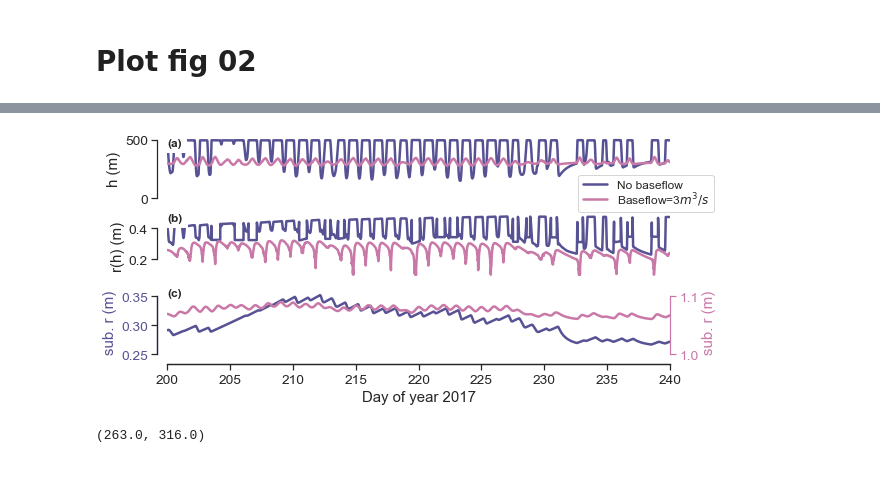
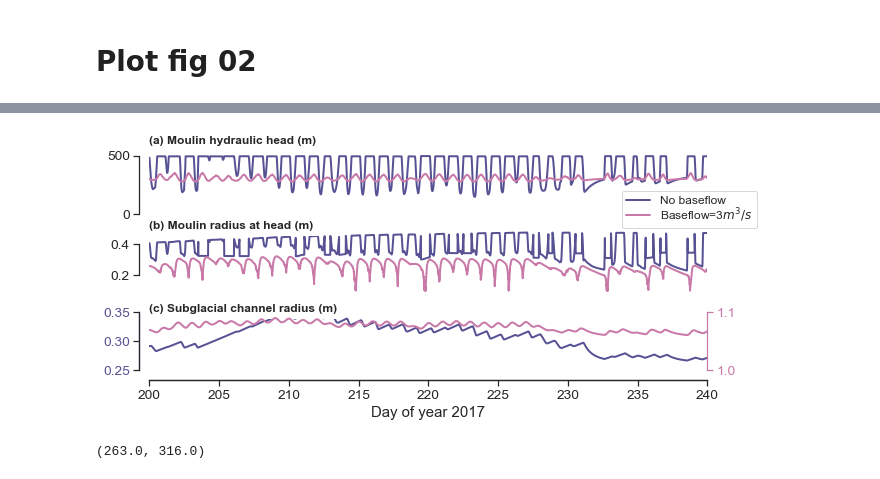
Before and after one commit to cctrunz/ModelRepo_pyMouShBaseflow_paper, a Jupyter notebook: Plot_figures_with_JEME.ipynb, the cells around one changed output, grey strips where cells are left out. Drawn from its saved outputs; the diff is of its cells as text; code cells hidden in the pictures.

```diff
--- a/Plot_figures_with_JEME.ipynb
+++ b/Plot_figures_with_JEME.ipynb
@@ -656,7 +656,7 @@ sns.set_theme(style="ticks", font_scale=1.25)
 palette = sns.cubehelix_palette(n_colors=4, start=1.5, rot=1, gamma=1.5, hue=1,
                                 dark=0.8, light=0.5, reverse=False)
 
-lw =2.5
+lw =2
 
 
 def extract_radius(moulin_sim):
@@ -675,51 +675,51 @@ radius_jeme_bf3, head_bf3 = extract_radius(bf3_fix)
 time_brut = np.array(bf0_fix.time_day)
 time_bf3 = np.array(bf3_fix.time_day)
 
-fig, axs = plt.subplots(3, sharex=False, figsize=(9,4))
+fig, axs = plt.subplots(3, sharex=False, figsize=(10,4))
 
 axs[0].plot(time_brut , head_brut, label= 'brut', color=palette[0],linewidth=lw)
 axs[0].plot(time_bf3 , head_bf3, label= 'baseflow 3', color=palette[2],linewidth=lw)
-axs[0].set_ylabel('h (m)')
+#axs[0].set_ylabel('(m)')
 axs[0].set_xlim([200,240])
 
 axs[1].plot(time_brut , radius_jeme_brut, label= 'No baseflow', color=palette[0],linewidth=lw)
 axs[1].plot(time_bf3 , radius_jeme_bf3, label= 'Baseflow=3$m^3/s$', color=palette[2],linewidth=lw)
-axs[1].set_ylabel('r(h) (m)')
+#axs[1].set_ylabel('(m)')
 axs[1].set_xlim([200,240])
 axs[1].legend(loc=1, prop={'size': 12},bbox_to_anchor=(1.1, 1.7), bbox_transform=axs[1].transAxes,labelspacing=0)
 
 ax2 = axs[2].twinx()
 axs[2].plot(time_brut , bf0_fix.dict['subglacial_radius'], label= 'brut', color=palette[0],linewidth=lw)
 ax2.plot(time_bf3 , bf3_fix.dict['subglacial_radius'], label= 'baseflow 3', color=palette[2],linewidth=lw)
-axs[2].set_ylabel('sub. r (m)', color=palette[0])
+#axs[2].set_ylabel('(m)', color=palette[0])
 axs[2].set_ylim([0.25,0.36])
 ax2.set_ylim([1,1.11])
 axs[2].set_xlim([200,240])
-ax2.set_ylabel('sub. r (m)', color=palette[2])
+#ax2.set_ylabel('(m)', color=palette[2])
 axs[2].tick_params(axis='y', labelcolor=palette[0])
 axs[2].spines['left'].set_color(palette[0])
 ax2.tick_params(axis='y', color= palette[2], labelcolor=palette[2])
 ax2.spines['right'].set_color(palette[2])
 axs[2].set_xlabel('Day of year 2017')
 
 sns.despine(trim=True, offset=[10,10])
 
 sns.despine(ax=axs[0],bottom=True)
 sns.despine(ax=axs[1],bottom=True)
 sns.despine(ax=ax2,right=False)
 axs[0].set_xticks([])
 axs[1].set_xticks([])
 
 #letters
-axs[0].text(200,450,'(a)',fontsize=12, weight='bold', bbox=dict(facecolor='white'))
-axs[1].text(200,0.45,'(b)',fontsize=12, weight='bold', bbox=dict(facecolor='white'))
-axs[2].text(200,0.35,'(c)',fontsize=12, weight='bold', bbox=dict(facecolor='white'))
+axs[0].text(200,600,'(a) Moulin hydraulic head (m)',fontsize=12, weight='bold', bbox=dict(facecolor='white'))
+axs[1].text(200,0.5,'(b) Moulin radius at head (m)',fontsize=12, weight='bold', bbox=dict(facecolor='white'))
+axs[2].text(200,0.35,'(c) Subglacial channel radius (m)',fontsize=12, weight='bold', bbox=dict(facecolor='white'))
 
 
 
 plt.savefig('Figure_TC/fig05.pdf',bbox_inches='tight')
 # %% [output]
-[figure, old version]
+[figure, new version]
 # %%
 plt.figure()
 plt.plot(t_real/secinday,h_real, color='black',linewidth=lw)
```
Also changed, not shown: parts of 2 cells of this notebook, 4 other files.
